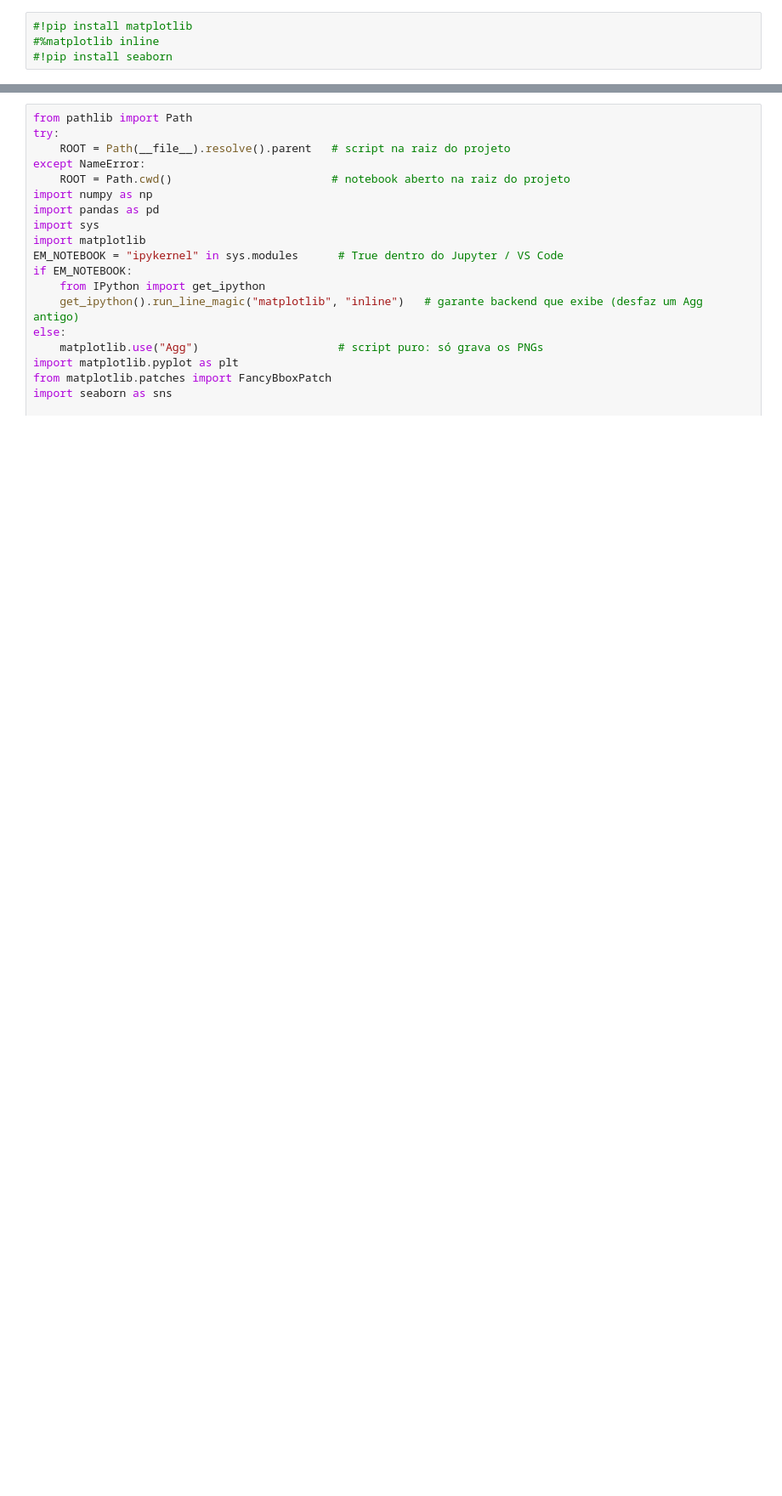
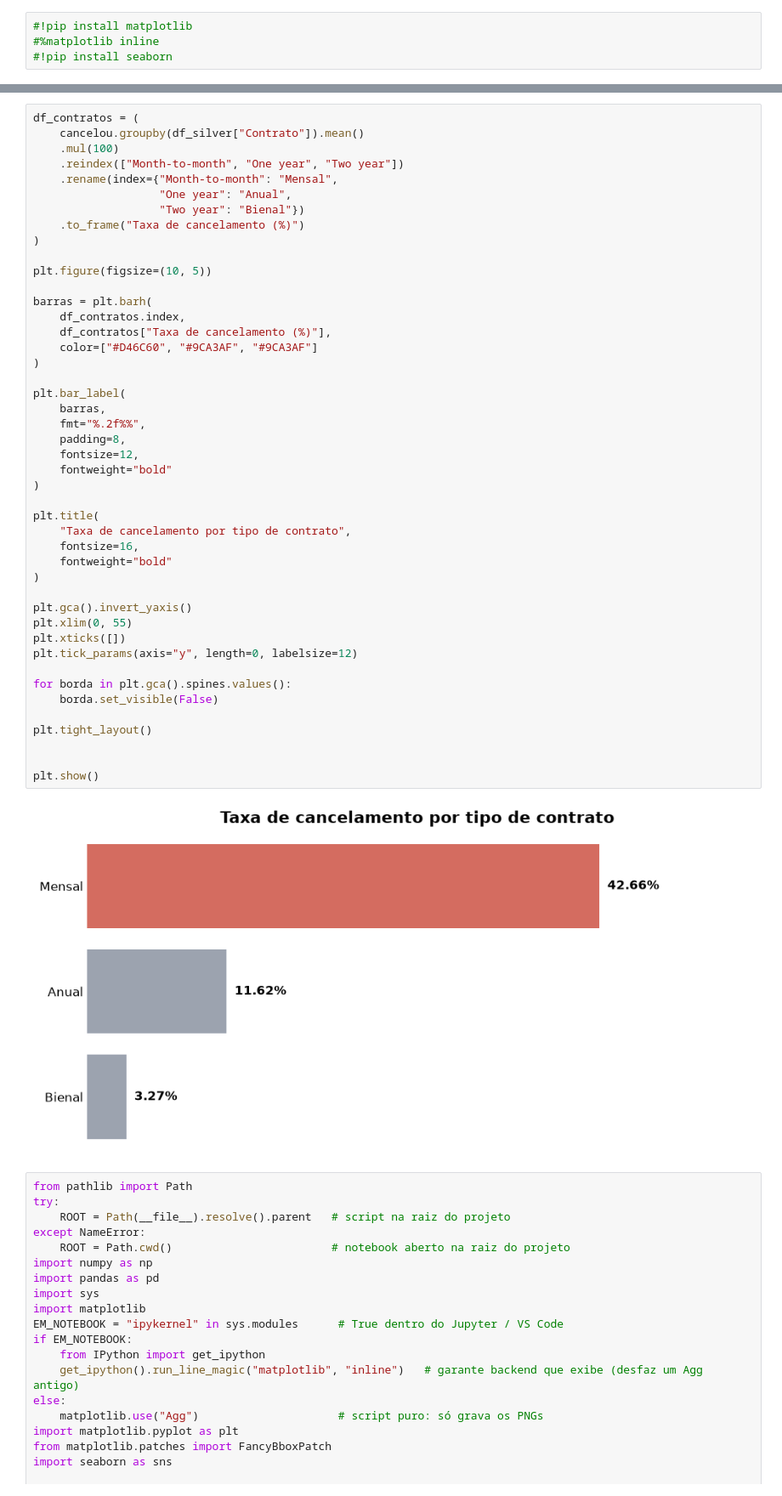
Before and after one commit to gziinx/PII2_databricks, a Jupyter notebook: 04_analise_exploratoria_gu.ipynb, the cells around one changed output, grey strips where cells are left out. Shown at 85% size. Drawn from its saved outputs; the diff is of its cells as text; blank space fills up the shorter version.

```diff
--- a/04_analise_exploratoria_gu.ipynb
+++ b/04_analise_exploratoria_gu.ipynb
@@ -5,3 +103,50 @@
+# %%
+df_contratos = (
+    cancelou.groupby(df_silver["Contrato"]).mean()
+    .mul(100)
+    .reindex(["Month-to-month", "One year", "Two year"])
+    .rename(index={"Month-to-month": "Mensal",
+                   "One year": "Anual",
+                   "Two year": "Bienal"})
+    .to_frame("Taxa de cancelamento (%)")
+)
+
+plt.figure(figsize=(10, 5))
+
+barras = plt.barh(
+    df_contratos.index,
+    df_contratos["Taxa de cancelamento (%)"],
+    color=["#D46C60", "#9CA3AF", "#9CA3AF"]
+)
+
+plt.bar_label(
+    barras,
+    fmt="%.2f%%",
+    padding=8,
+    fontsize=12,
+    fontweight="bold"
+)
+
+plt.title(
+    "Taxa de cancelamento por tipo de contrato",
+    fontsize=16,
+    fontweight="bold"
+)
+
+plt.gca().invert_yaxis()
+plt.xlim(0, 55)
+plt.xticks([])
+plt.tick_params(axis="y", length=0, labelsize=12)
+
+for borda in plt.gca().spines.values():
+    borda.set_visible(False)
+
+plt.tight_layout()
+
+
+plt.show()
+# %% [output]
+[figure, added]
 # %%
 from pathlib import Path
 try:
```
Also changed, not shown: parts of 4 cells of this notebook, 5 other files.
